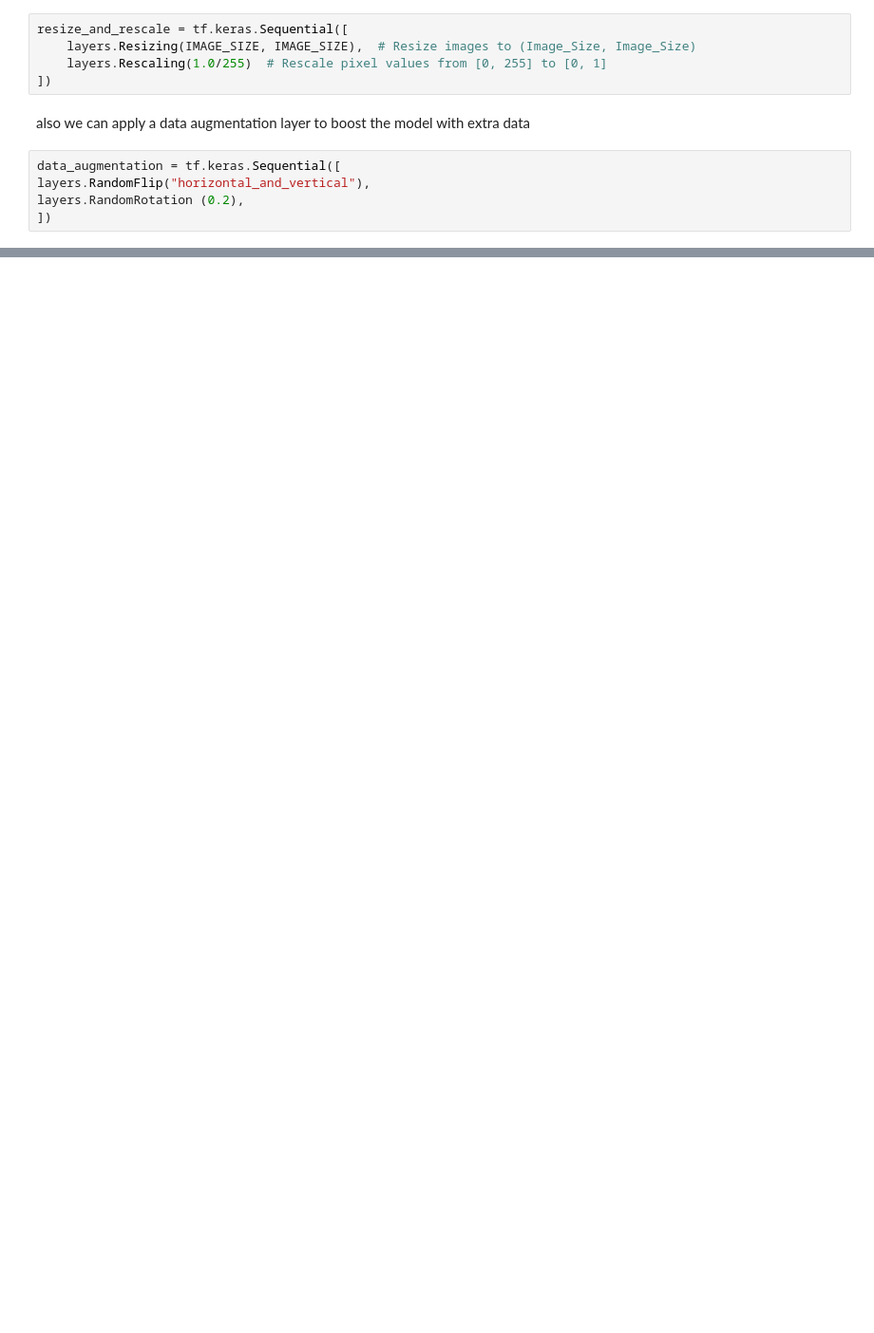
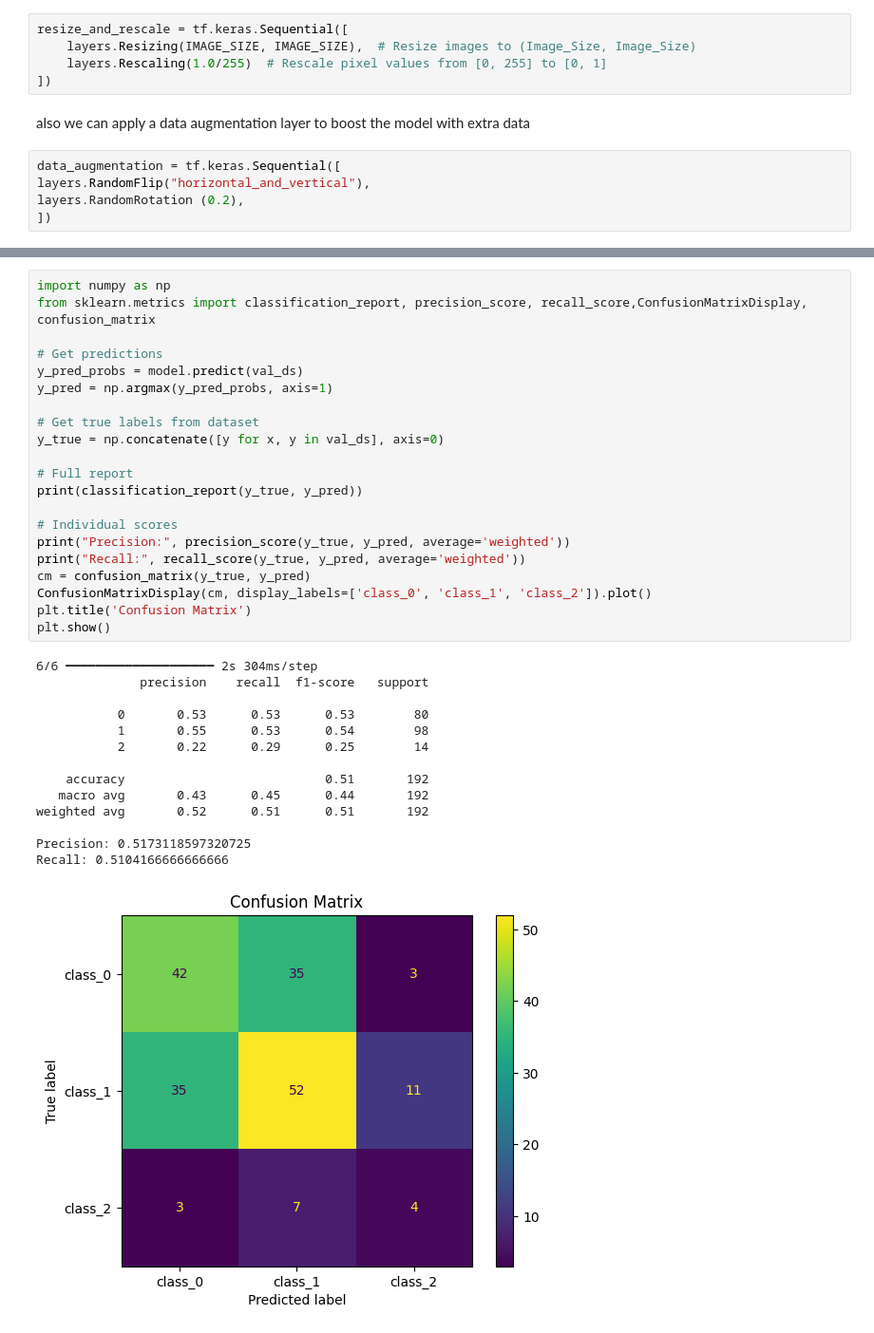
Before and after one commit to 007Rizan/PotatoDeseaseMlproject, a Jupyter notebook: essentials/training.ipynb, the cells around one changed output, grey strips where cells are left out. Shown at 95% size. Drawn from its saved outputs; the diff is of its cells as text; blank space fills up the shorter version.

```diff
--- a/essentials/training.ipynb
+++ b/essentials/training.ipynb
@@ -103,0 +224,36 @@ layers.RandomRotation (0.2),
+# %%
+import numpy as np
+from sklearn.metrics import classification_report, precision_score, recall_score,ConfusionMatrixDisplay, confusion_matrix
+
+# Get predictions
+y_pred_probs = model.predict(val_ds)
+y_pred = np.argmax(y_pred_probs, axis=1)
+
+# Get true labels from dataset
+y_true = np.concatenate([y for x, y in val_ds], axis=0)
+
+# Full report
+print(classification_report(y_true, y_pred))
+
+# Individual scores
+print("Precision:", precision_score(y_true, y_pred, average='weighted'))
+print("Recall:", recall_score(y_true, y_pred, average='weighted'))
+cm = confusion_matrix(y_true, y_pred)
+ConfusionMatrixDisplay(cm, display_labels=['class_0', 'class_1', 'class_2']).plot()
+plt.title('Confusion Matrix')
+plt.show()
+# %% [output]
+6/6 ━━━━━━━━━━━━━━━━━━━━ 2s 304ms/step
+              precision    recall  f1-score   support
+
+           0       0.53      0.53      0.53        80
+           1       0.55      0.53      0.54        98
+           2       0.22      0.29      0.25        14
+
+    accuracy                           0.51       192
+   macro avg       0.43      0.45      0.44       192
+weighted avg       0.52      0.51      0.51       192
+
+Precision: 0.5173118597320725
+Recall: 0.5104166666666666
+[figure, added]
```
Also changed, not shown: parts of 21 cells of this notebook.
